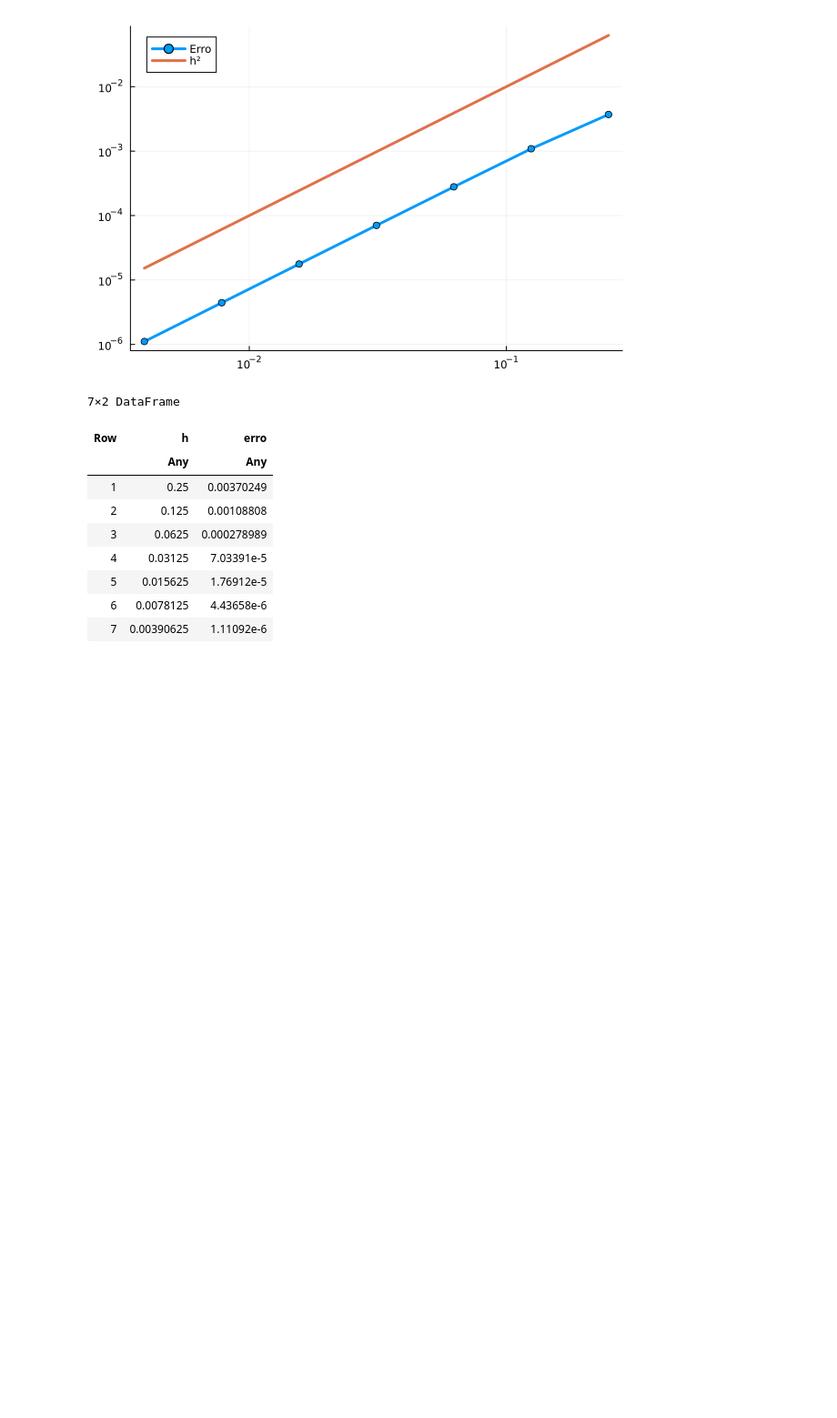
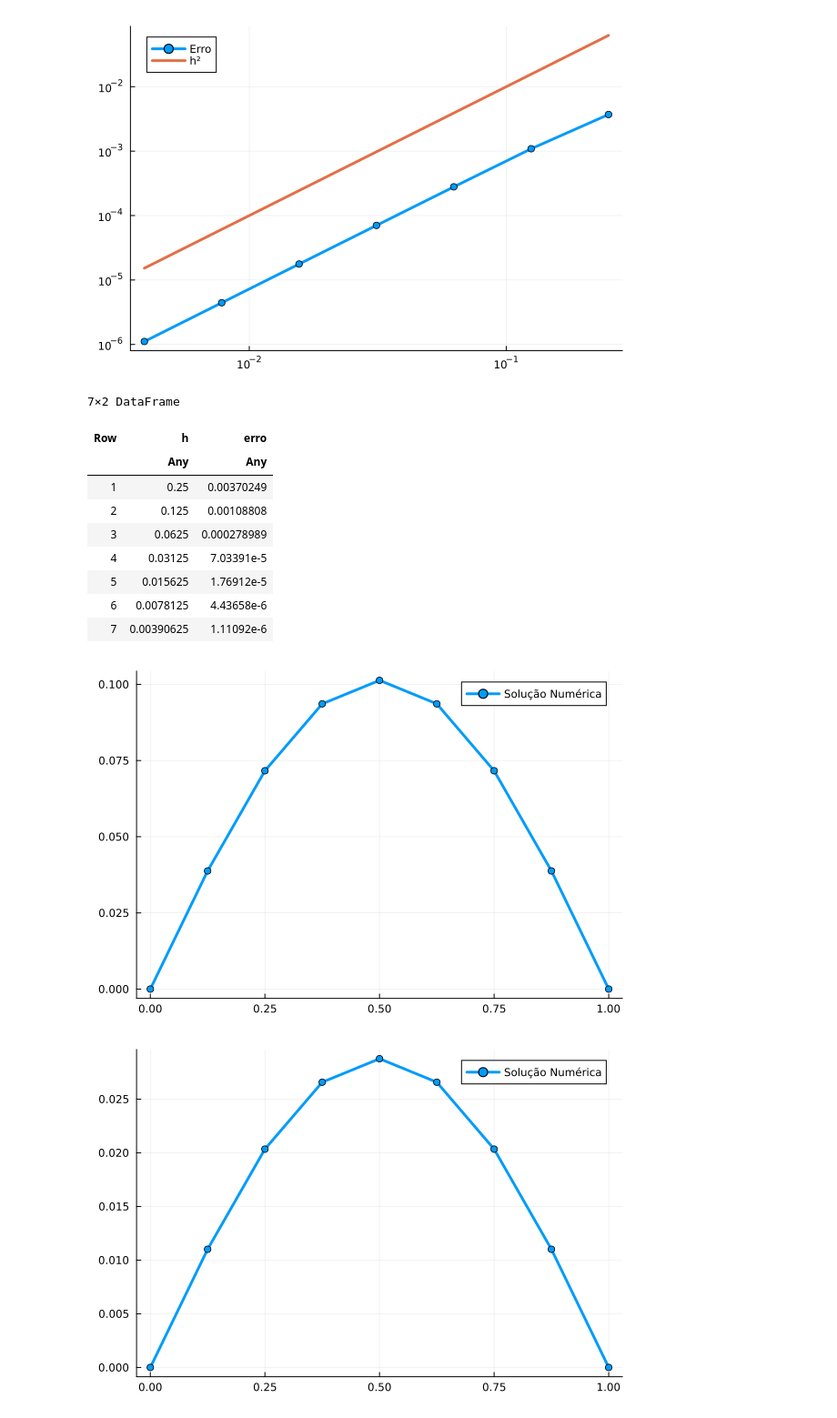
Before and after one commit to CarlosEduardoValladares/Elementos-Finitos-2024.2, a Jupyter notebook: Trabalho 2.ipynb, the cells around one changed output. Shown at 91% size. Saved outputs shown, nothing was run; the diff lists cells and outputs as text; code cells hidden in the pictures; blank space fills up the shorter version.

```diff
--- a/Trabalho 2.ipynb
+++ b/Trabalho 2.ipynb
@@ -501,3 +545,21 @@ estudo_convergencia_parabolico_naolinear(α, β, γ, g, T, f_nao_linear, u2_para
 | 5 | 0.015625 | 1.76912e-5 |
 | 6 | 0.0078125 | 4.43658e-6 |
 | 7 | 0.00390625 | 1.11092e-6 |
+# %%
+u0(x) = sin(π*x)/π^2
+du0(x) = cos(π*x)/π
+g(s) = s^3 - 2*s
+
+
+α = 1.0
+β = 1.0
+γ = 0.0
+T = 1
+tipo_u0h = 3
+ne = 8
+
+f_nao_linear = (x, t, α, β, γ) -> 0
+solucao_e_teste_parabolico_naolinear(α, β, γ, g, T, f_nao_linear, u2_parabolica_naolinear, u0, du0, tipo_u0h, ne, false)
+# %% [output]
+[figure, added]
+[figure, added]
```
Also changed, not shown: parts of 4 cells of this notebook.
